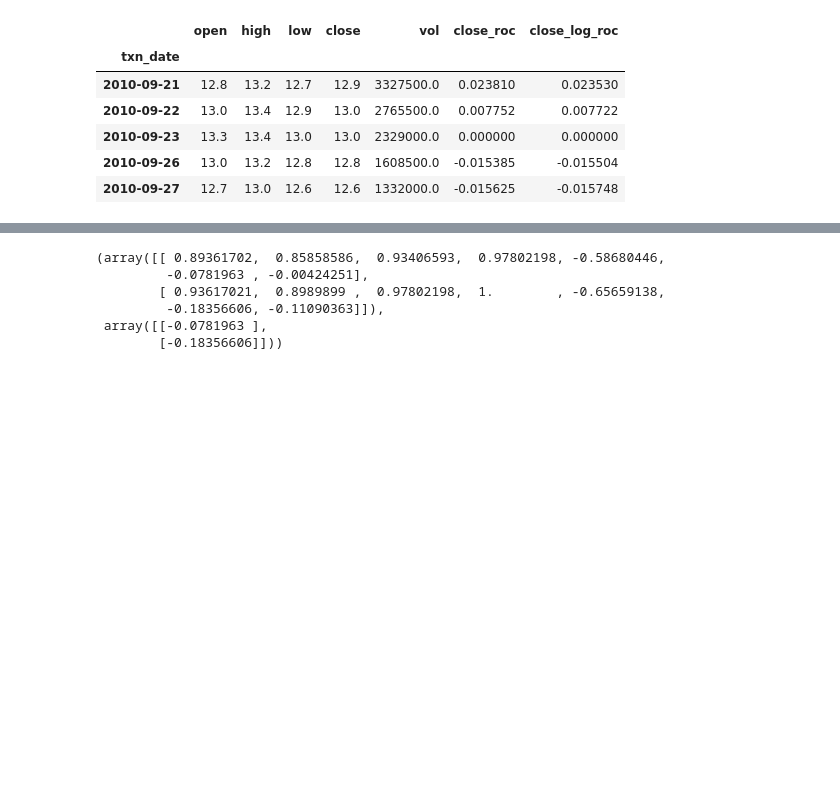
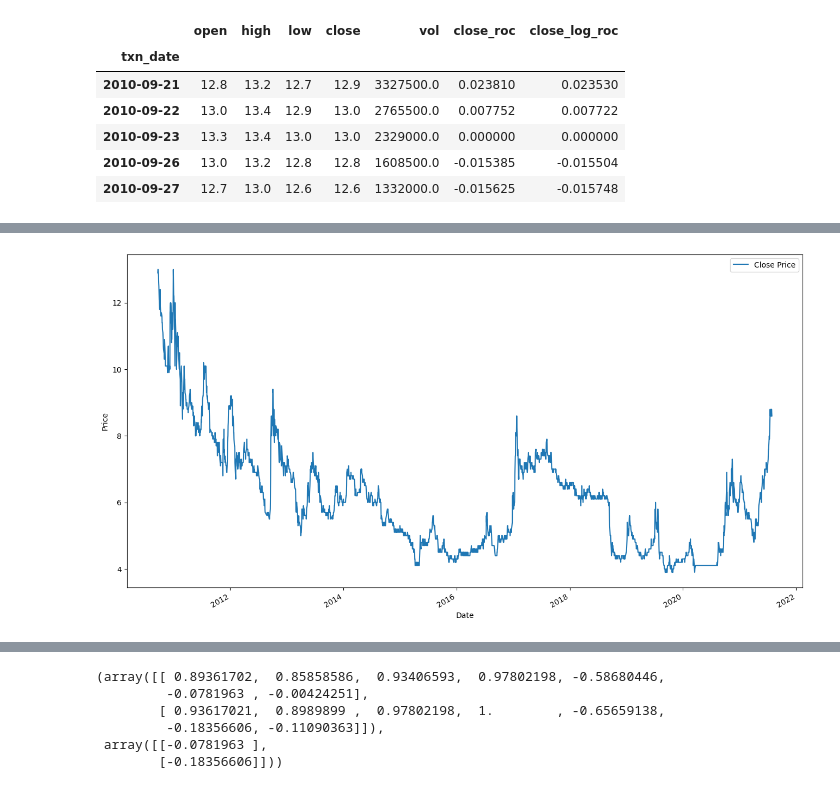
Before and after one commit to Mashfiqur-Rahman/stock-market-analysis-using-ml, a Jupyter notebook: notebooks/Deep Learning Algorithms.ipynb, the cells around one changed output, grey strips where cells are left out. Cells and saved outputs as stored; diff of their text form; code cells hidden in the pictures; blank space fills up the shorter version.

```diff
--- a/notebooks/Deep Learning Algorithms.ipynb
+++ b/notebooks/Deep Learning Algorithms.ipynb
@@ -49,0 +90,8 @@ data.head()
+# %%
+data['close'].plot()
+plt.xlabel('Date')
+plt.ylabel('Price')
+plt.legend(['Close Price'])
+plt.show()
+# %% [output]
+[figure, added]
```
Also changed, not shown: parts of 20 cells of this notebook.
